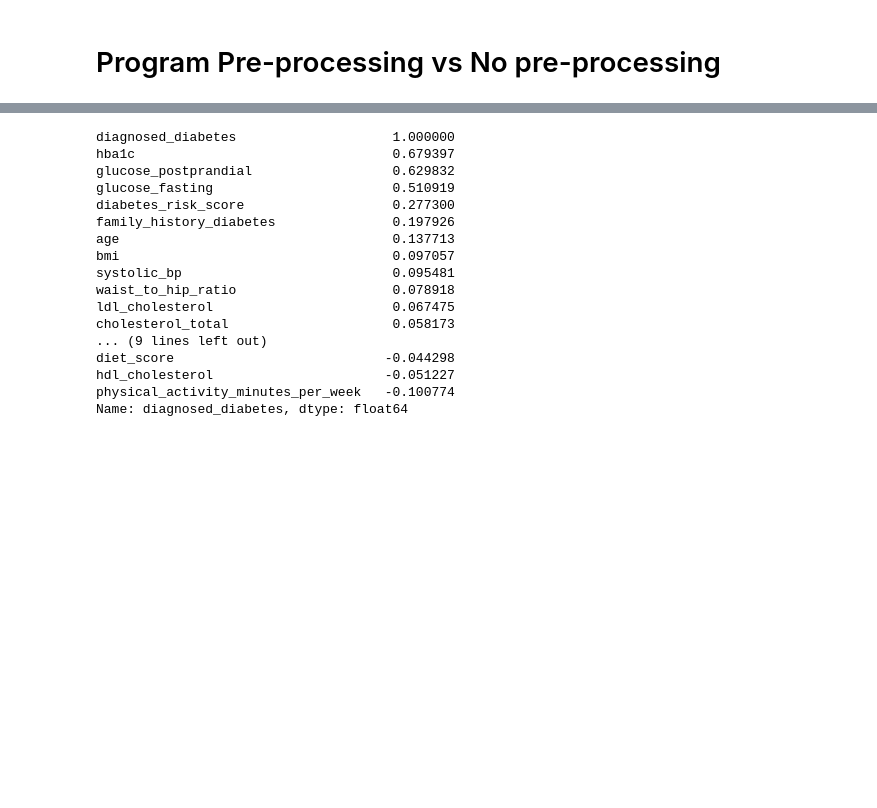
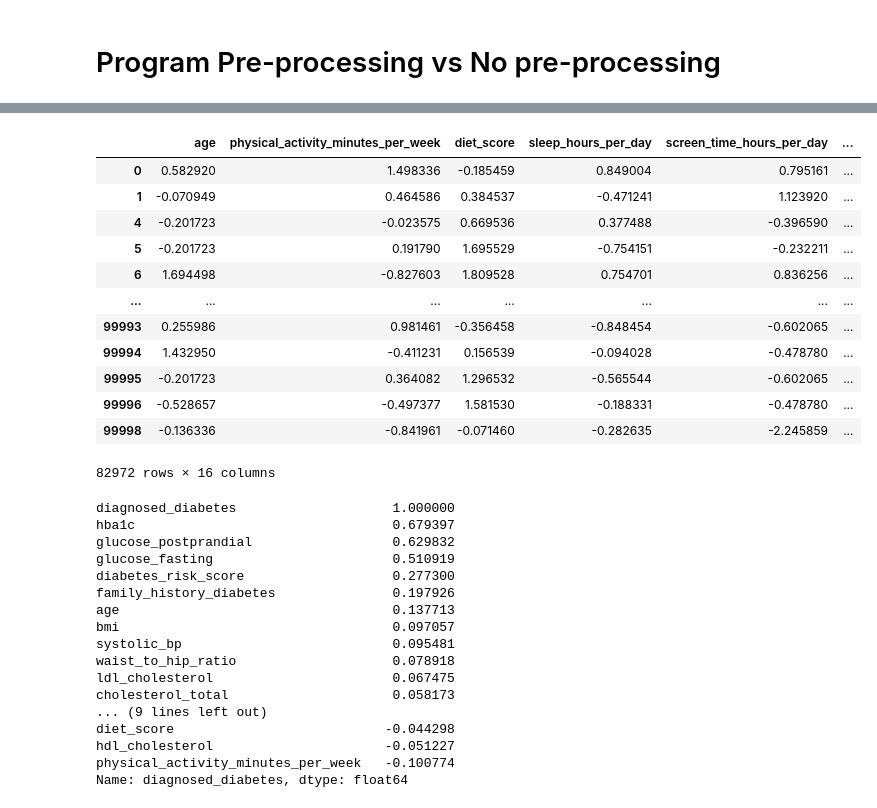
Before and after one commit to VladRost/suml_15_grupa5, a Jupyter notebook: ProgramPPvNPP.ipynb, the cells around one changed output, grey strips where cells are left out. Saved outputs shown, nothing was run; the diff lists cells and outputs as text; code cells hidden in the pictures; blank space fills up the shorter version.

```diff
--- a/ProgramPPvNPP.ipynb
+++ b/ProgramPPvNPP.ipynb
@@ -8,3 +9,3 @@ from sklearn.model_selection import train_test_split
 # %%
 npp_data = pd.read_csv("diabetes_dataset.csv")
-pp_data = pd.read_csv("diabetes_dataset_DONE.csv")
+pp_data = pd.read_csv("diabetes_dataset_DONE.csv", index_col=0)
@@ -11,3 +28,19 @@ pp_data = pd.read_csv("diabetes_dataset_DONE.csv")
+# %%
+pp_data
+# %% [output]
+|  | age | physical_activity_minutes_per_week | diet_score | sleep_hours_per_day | screen_time_hours_per_day | ... |
+| 0 | 0.582920 | 1.498336 | -0.185459 | 0.849004 | 0.795161 | ... |
+| 1 | -0.070949 | 0.464586 | 0.384537 | -0.471241 | 1.123920 | ... |
+| 4 | -0.201723 | -0.023575 | 0.669536 | 0.377488 | -0.396590 | ... |
+| 5 | -0.201723 | 0.191790 | 1.695529 | -0.754151 | -0.232211 | ... |
+| 6 | 1.694498 | -0.827603 | 1.809528 | 0.754701 | 0.836256 | ... |
+| ... | ... | ... | ... | ... | ... | ... |
+| 99993 | 0.255986 | 0.981461 | -0.356458 | -0.848454 | -0.602065 | ... |
+| 99994 | 1.432950 | -0.411231 | 0.156539 | -0.094028 | -0.478780 | ... |
+| 99995 | -0.201723 | 0.364082 | 1.296532 | -0.565544 | -0.602065 | ... |
+| 99996 | -0.528657 | -0.497377 | 1.581530 | -0.188331 | -0.478780 | ... |
+| 99998 | -0.136336 | -0.841961 | -0.071460 | -0.282635 | -2.245859 | ... |
+82972 rows × 16 columns
 # %%
 from sklearn.feature_selection import mutual_info_classif
 
```
Also changed, not shown: parts of 9 cells of this notebook, 4 other files.
